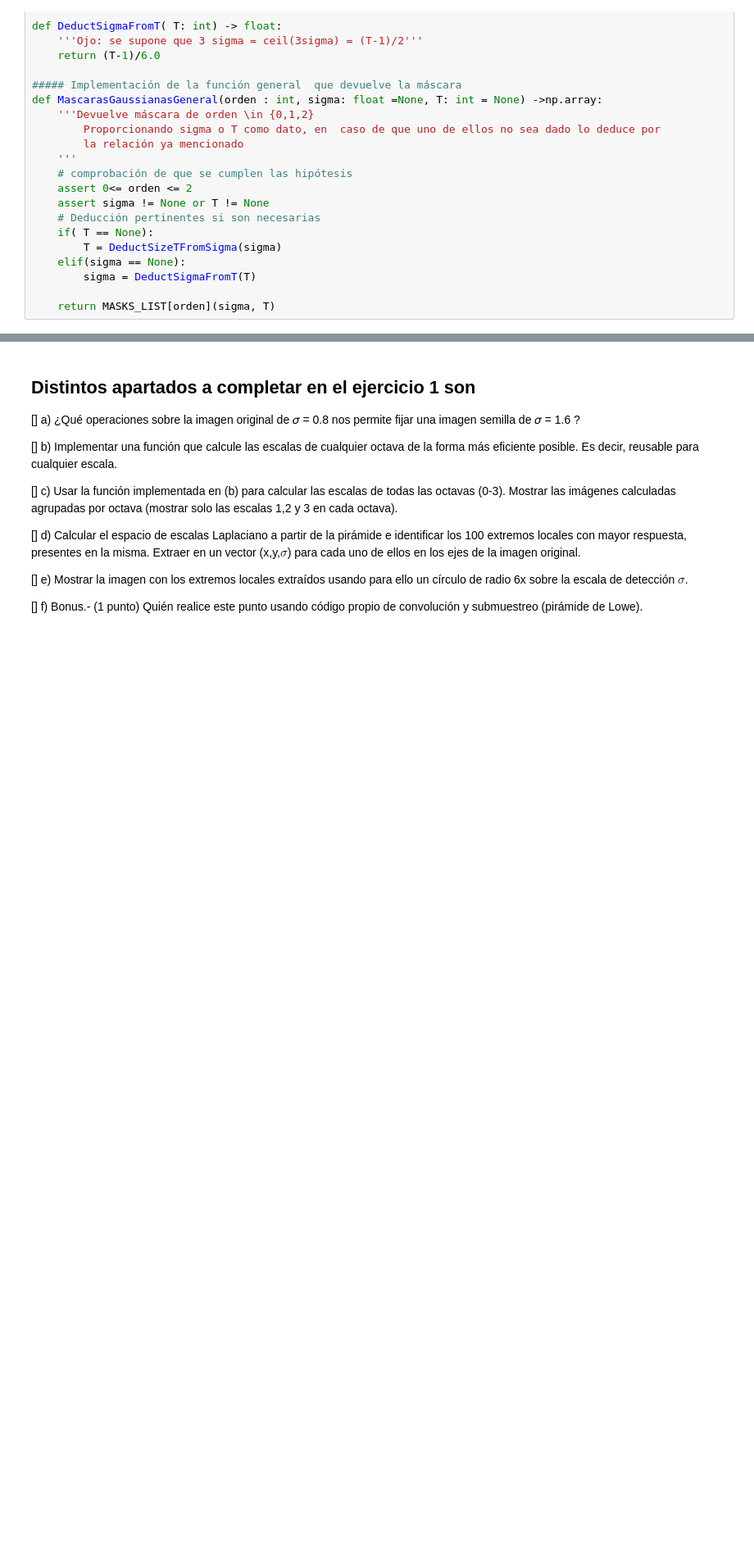
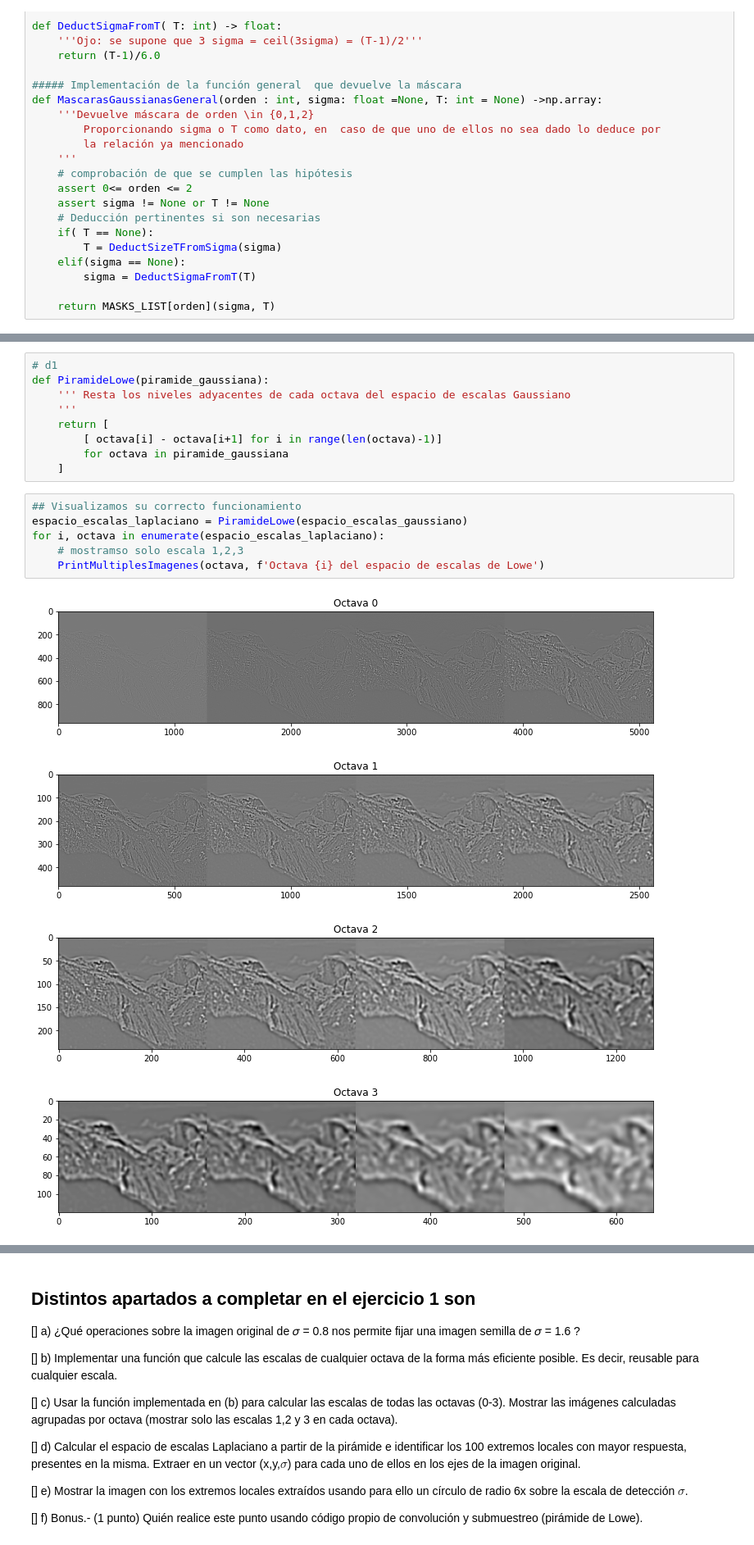
Before and after one commit to BlancaCC/Computer-vision, a Jupyter notebook: practica_2/memoria.ipynb, the cells around one changed output, grey strips where cells are left out. Shown at 82% size. Drawn from its saved outputs; the diff is of its cells as text; blank space fills up the shorter version.

```diff
--- a/practica_2/memoria.ipynb
+++ b/practica_2/memoria.ipynb
@@ -472,0 +530,20 @@ Para calcular
+# %%
+# d1
+def PiramideLowe(piramide_gaussiana):
+    ''' Resta los niveles adyacentes de cada octava del espacio de escalas Gaussiano
+    '''
+    return [
+        [ octava[i] - octava[i+1] for i in range(len(octava)-1)]
+        for octava in piramide_gaussiana
+    ]
+# %%
+## Visualizamos su correcto funcionamiento
+espacio_escalas_laplaciano = PiramideLowe(espacio_escalas_gaussiano)
+for i, octava in enumerate(espacio_escalas_laplaciano):
+    # mostramso solo escala 1,2,3
+    PrintMultiplesImagenes(octava, f'Octava {i} del espacio de escalas de Lowe')
+# %% [output]
+[figure, added]
+[figure, added]
+[figure, added]
+[figure, added]
```
Also changed, not shown: parts of 8 cells of this notebook.
